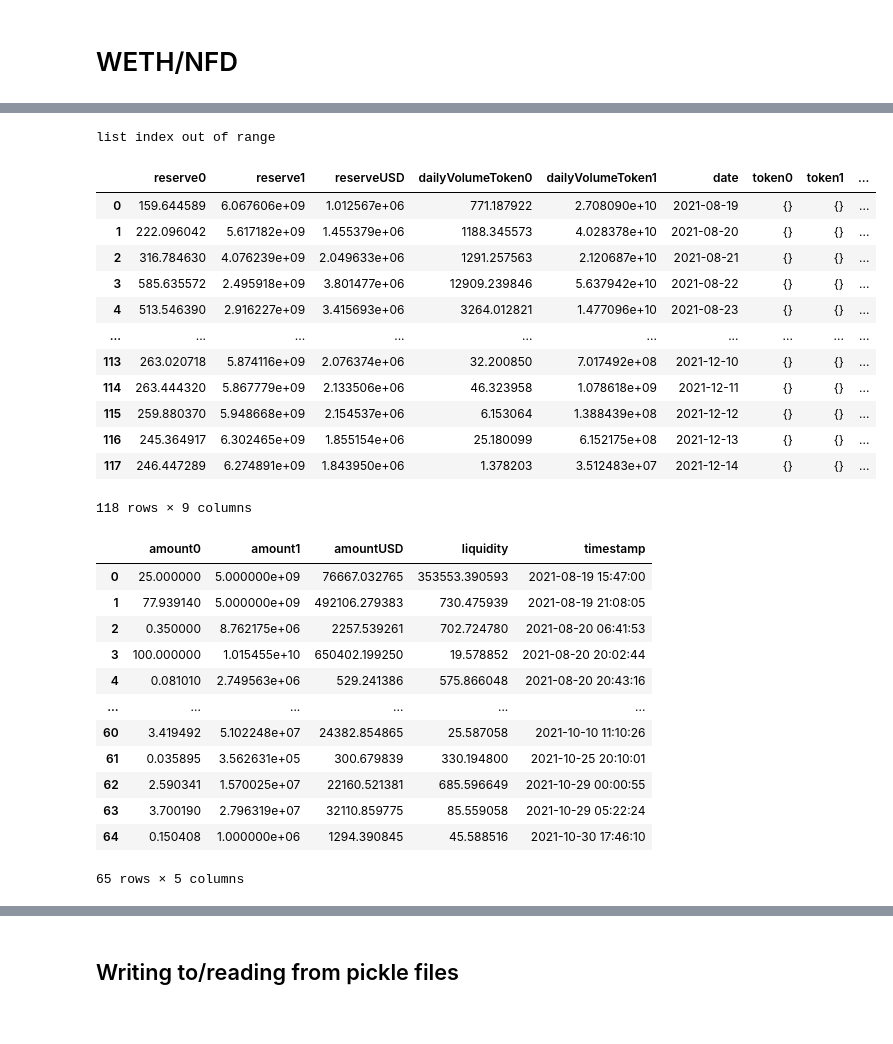
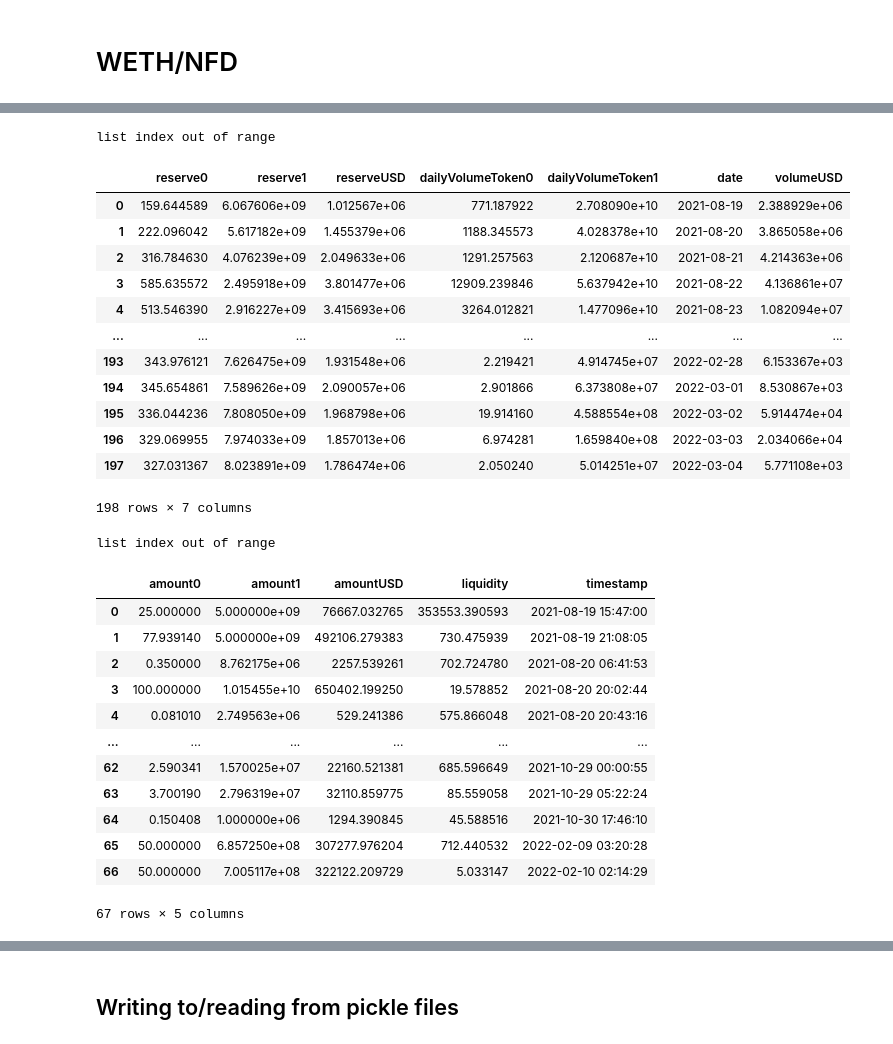
Before and after one commit to IX-Swap/data-science, a Jupyter notebook: sushiswap_fractionalized_nft/sushiswap_extraction_experiments.ipynb, the cells around one changed output, grey strips where cells are left out. Saved outputs shown, nothing was run; the diff lists cells and outputs as text; code cells hidden in the pictures.

```diff
--- a/sushiswap_fractionalized_nft/sushiswap_extraction_experiments.ipynb
+++ b/sushiswap_fractionalized_nft/sushiswap_extraction_experiments.ipynb
@@ -125,27 +125,28 @@ list index out of range
 # %%
-nfd_weth_reserves = get_pool_reserves_history(contract_id='0xeefa3b448768dd561af4f743c9e925987a1f8d09', range_limit=2)
+nfd_weth_reserves = get_pool_reserves_history(contract_id='0xeefa3b448768dd561af4f743c9e925987a1f8d09', range_limit=20)
 nfd_weth_reserves_df = pool_reserves_to_df(nfd_weth_reserves)
 nfd_weth_reserves_df
 # %% [output]
 list index out of range
-|  | reserve0 | reserve1 | reserveUSD | dailyVolumeToken0 | dailyVolumeToken1 | date | token0 | token1 | ... |
-| 0 | 159.644589 | 6.067606e+09 | 1.012567e+06 | 771.187922 | 2.708090e+10 | 2021-08-19 | {} | {} | ... |
-| 1 | 222.096042 | 5.617182e+09 | 1.455379e+06 | 1188.345573 | 4.028378e+10 | 2021-08-20 | {} | {} | ... |
-| 2 | 316.784630 | 4.076239e+09 | 2.049633e+06 | 1291.257563 | 2.120687e+10 | 2021-08-21 | {} | {} | ... |
-| 3 | 585.635572 | 2.495918e+09 | 3.801477e+06 | 12909.239846 | 5.637942e+10 | 2021-08-22 | {} | {} | ... |
-| 4 | 513.546390 | 2.916227e+09 | 3.415693e+06 | 3264.012821 | 1.477096e+10 | 2021-08-23 | {} | {} | ... |
-| ... | ... | ... | ... | ... | ... | ... | ... | ... | ... |
-| 113 | 263.020718 | 5.874116e+09 | 2.076374e+06 | 32.200850 | 7.017492e+08 | 2021-12-10 | {} | {} | ... |
-| 114 | 263.444320 | 5.867779e+09 | 2.133506e+06 | 46.323958 | 1.078618e+09 | 2021-12-11 | {} | {} | ... |
-| 115 | 259.880370 | 5.948668e+09 | 2.154537e+06 | 6.153064 | 1.388439e+08 | 2021-12-12 | {} | {} | ... |
-| 116 | 245.364917 | 6.302465e+09 | 1.855154e+06 | 25.180099 | 6.152175e+08 | 2021-12-13 | {} | {} | ... |
-| 117 | 246.447289 | 6.274891e+09 | 1.843950e+06 | 1.378203 | 3.512483e+07 | 2021-12-14 | {} | {} | ... |
+|  | reserve0 | reserve1 | reserveUSD | dailyVolumeToken0 | dailyVolumeToken1 | date | volumeUSD |
+| 0 | 159.644589 | 6.067606e+09 | 1.012567e+06 | 771.187922 | 2.708090e+10 | 2021-08-19 | 2.388929e+06 |
+| 1 | 222.096042 | 5.617182e+09 | 1.455379e+06 | 1188.345573 | 4.028378e+10 | 2021-08-20 | 3.865058e+06 |
+| 2 | 316.784630 | 4.076239e+09 | 2.049633e+06 | 1291.257563 | 2.120687e+10 | 2021-08-21 | 4.214363e+06 |
+| 3 | 585.635572 | 2.495918e+09 | 3.801477e+06 | 12909.239846 | 5.637942e+10 | 2021-08-22 | 4.136861e+07 |
+| 4 | 513.546390 | 2.916227e+09 | 3.415693e+06 | 3264.012821 | 1.477096e+10 | 2021-08-23 | 1.082094e+07 |
+| ... | ... | ... | ... | ... | ... | ... | ... |
+| 193 | 343.976121 | 7.626475e+09 | 1.931548e+06 | 2.219421 | 4.914745e+07 | 2022-02-28 | 6.153367e+03 |
+| 194 | 345.654861 | 7.589626e+09 | 2.090057e+06 | 2.901866 | 6.373808e+07 | 2022-03-01 | 8.530867e+03 |
+| 195 | 336.044236 | 7.808050e+09 | 1.968798e+06 | 19.914160 | 4.588554e+08 | 2022-03-02 | 5.914474e+04 |
+| 196 | 329.069955 | 7.974033e+09 | 1.857013e+06 | 6.974281 | 1.659840e+08 | 2022-03-03 | 2.034066e+04 |
+| 197 | 327.031367 | 8.023891e+09 | 1.786474e+06 | 2.050240 | 5.014251e+07 | 2022-03-04 | 5.771108e+03 |
-118 rows × 9 columns
+198 rows × 7 columns
 # %%
-nfd_weth_mints = get_pool_mints(contract_id='0xeefa3b448768dd561af4f743c9e925987a1f8d09', range_limit=1)
+nfd_weth_mints = get_pool_mints(contract_id='0xeefa3b448768dd561af4f743c9e925987a1f8d09', range_limit=10)
 nfd_weth_mints_df = pool_mints_to_df(nfd_weth_mints)
 nfd_weth_mints_df
 # %% [output]
+list index out of range
 |  | amount0 | amount1 | amountUSD | liquidity | timestamp |
 | 0 | 25.000000 | 5.000000e+09 | 76667.032765 | 353553.390593 | 2021-08-19 15:47:00 |
 | 1 | 77.939140 | 5.000000e+09 | 492106.279383 | 730.475939 | 2021-08-19 21:08:05 |
@@ -153,10 +154,10 @@ nfd_weth_mints_df
 | 3 | 100.000000 | 1.015455e+10 | 650402.199250 | 19.578852 | 2021-08-20 20:02:44 |
 | 4 | 0.081010 | 2.749563e+06 | 529.241386 | 575.866048 | 2021-08-20 20:43:16 |
 | ... | ... | ... | ... | ... | ... |
-| 60 | 3.419492 | 5.102248e+07 | 24382.854865 | 25.587058 | 2021-10-10 11:10:26 |
-| 61 | 0.035895 | 3.562631e+05 | 300.679839 | 330.194800 | 2021-10-25 20:10:01 |
 | 62 | 2.590341 | 1.570025e+07 | 22160.521381 | 685.596649 | 2021-10-29 00:00:55 |
 | 63 | 3.700190 | 2.796319e+07 | 32110.859775 | 85.559058 | 2021-10-29 05:22:24 |
 | 64 | 0.150408 | 1.000000e+06 | 1294.390845 | 45.588516 | 2021-10-30 17:46:10 |
+| 65 | 50.000000 | 6.857250e+08 | 307277.976204 | 712.440532 | 2022-02-09 03:20:28 |
+| 66 | 50.000000 | 7.005117e+08 | 322122.209729 | 5.033147 | 2022-02-10 02:14:29 |
-65 rows × 5 columns
+67 rows × 5 columns
 # %%
```
Also changed, not shown: parts of 35 cells of this notebook, 14 other files.
